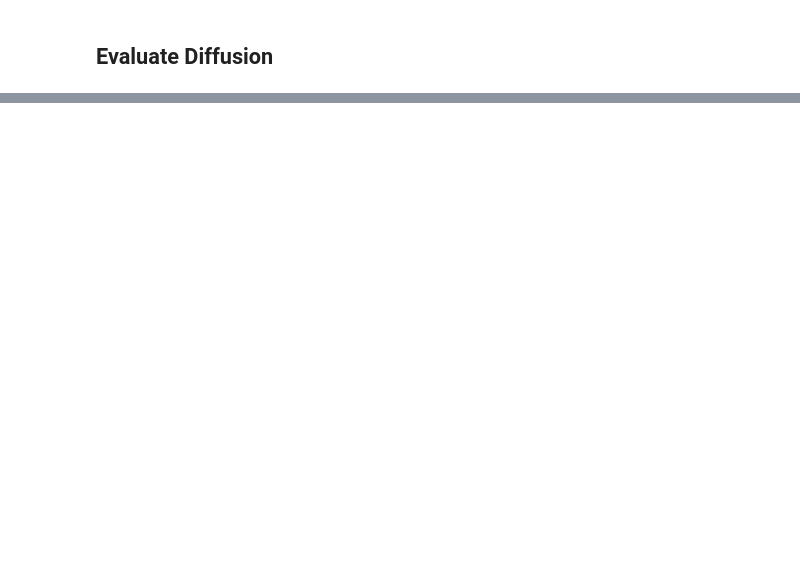
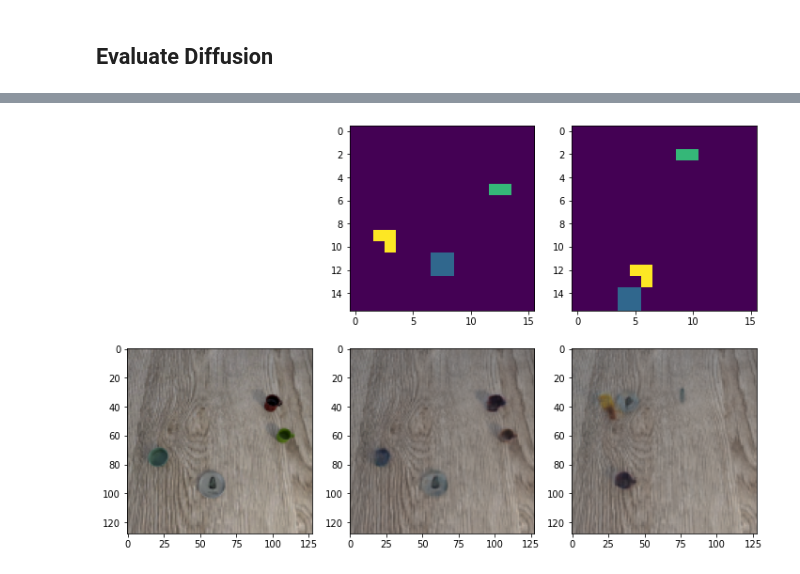
Before and after one commit to hogunkee/TSMCTS, a Jupyter notebook: tidying_line_diffuser/Evaluate.ipynb, the cells around one changed output, grey strips where cells are left out. Saved outputs shown, nothing was run; the diff lists cells and outputs as text; code cells hidden in the pictures; blank space fills up the shorter version.

```diff
--- a/tidying_line_diffuser/Evaluate.ipynb
+++ b/tidying_line_diffuser/Evaluate.ipynb
@@ -108,0 +167,87 @@ for batch in data_loader:
+# %%
+def generate_new_masks(masks):
+    new_masks = torch.zeros_like(masks)
+    masks_npy = masks.detach().cpu().numpy()
+    for m, mask_npy in enumerate(masks_npy):
+        new_mask_npy = np.zeros_like(mask_npy)
+        for i in range(1, 5):
+            py, px = np.where(mask_npy==i)
+            if len(py)==0:
+                continue
+            while True:
+                bias_y, bias_x = np.random.choice([3, -3], 2)
+                my, mx = py + bias_y, px + bias_x
+                if not (my.max()>=16 or my.min()<0 or mx.max()>=16 or mx.min()<0):
+                    break
+            new_masks[m, my, mx] = i
+    return new_masks
+# %%
+transform = Transform()
+#resize = Resize((128, 128))
+
+for batch in data_loader:
+    x, masks, _ = batch
+    x = transform(x.permute((0, 3, 1, 2)))
+    x = x.to(torch.float32).to(device)
+    new_masks = generate_new_masks(masks)
+    masks = masks.to(device)
+    new_masks = new_masks.to(device)
+    posterior, _ = encoder(x)
+    feature = posterior.mean
+
+    if cond_type=='point':
+        cond = (masks!=0).to(torch.float32).view(-1, 1, 16, 16) * feature
+    elif cond_type=='mask':
+        cond = torch.zeros_like(feature)
+        for m in range(1, 5):
+            mask_m = (masks==m).to(torch.float32).view(-1, 1, 16, 16)
+            count_m = mask_m.sum((2, 3))
+            feature_m = mask_m * feature
+            feature_m_mean = feature_m.sum((2, 3)) / count_m
+            feature_m_mean = torch.where(count_m==0, torch.zeros_like(feature_m_mean), feature_m_mean)
+            cond += mask_m * feature_m_mean.view(-1, 16, 1, 1)
+    feature_recon = diffusion(cond)
+
+    if cond_type=='point':
+        cond_prime = (new_masks!=0).to(torch.float32).view(-1, 1, 16, 16) * feature
+    elif cond_type=='mask':
+        cond_prime = torch.zeros_like(feature)
+        for m in range(1, 5):
+            new_mask_m = (new_masks==m).to(torch.float32).view(-1, 1, 16, 16)
+            count_m = new_mask_m.sum((2, 3))
+            feature_m = new_mask_m * feature
+            feature_m_mean = feature_m.sum((2, 3)) / count_m
+            feature_m_mean = torch.where(count_m==0, torch.zeros_like(feature_m_mean), feature_m_mean)
+            cond_prime += new_mask_m * feature_m_mean.view(-1, 16, 1, 1)
+    feature_recon_prime = diffusion(cond_prime)
+
+    #img = decoder(feature)
+    img_recon = decoder(feature_recon)
+    img_recon_prime = decoder(feature_recon_prime)
+
+    x_raw = ((x.detach().cpu().permute((0, 2, 3, 1)).numpy() + 1) * 255 / 2).astype(np.uint8)
+    img_recon = img_recon.permute((0, 2, 3, 1)).detach().cpu()
+    img_recon = ((img_recon + 1) * 255 / 2).numpy().astype(np.uint8)
+    img_recon_prime = img_recon_prime.permute((0, 2, 3, 1)).detach().cpu()
+    img_recon_prime = ((img_recon_prime + 1) * 255 / 2).numpy().astype(np.uint8)
+
+    masks_npy = masks.detach().cpu().numpy()
+    new_masks_npy = new_masks.detach().cpu().numpy()
+    for i in range(4):
+        f = plt.figure(figsize=(12, 8))
+        #plt.subplot(2, 3, 1)
+        #plt.imshow(x_raw[i])
+        plt.subplot(2, 3, 2)
+        plt.imshow(masks_npy[i])
+        plt.subplot(2, 3, 3)
+        plt.imshow(new_masks_npy[i])
+        plt.subplot(2, 3, 4)
+        plt.imshow(x_raw[i])
+        plt.subplot(2, 3, 5)
+        plt.imshow(img_recon[i])
+        plt.subplot(2, 3, 6)
+        plt.imshow(img_recon_prime[i])
+        plt.show()
+    break
+# %% [output]
+[figure, added]
```
Also changed, not shown: parts of 15 cells of this notebook, 1 other file.
